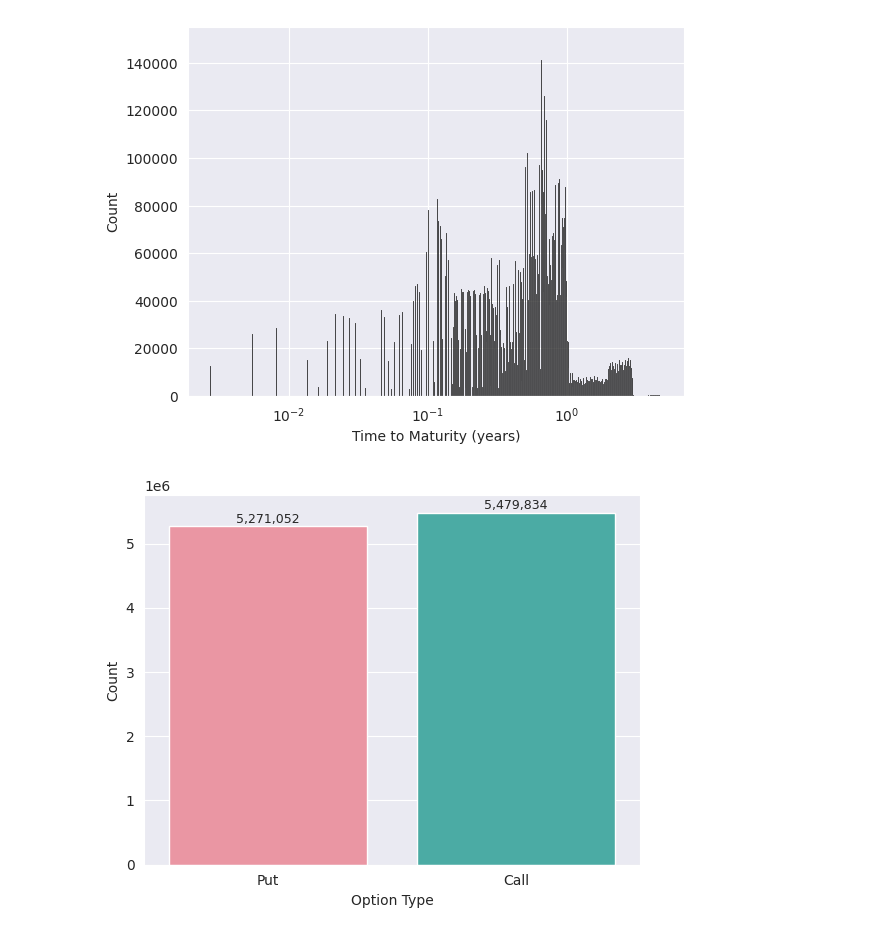
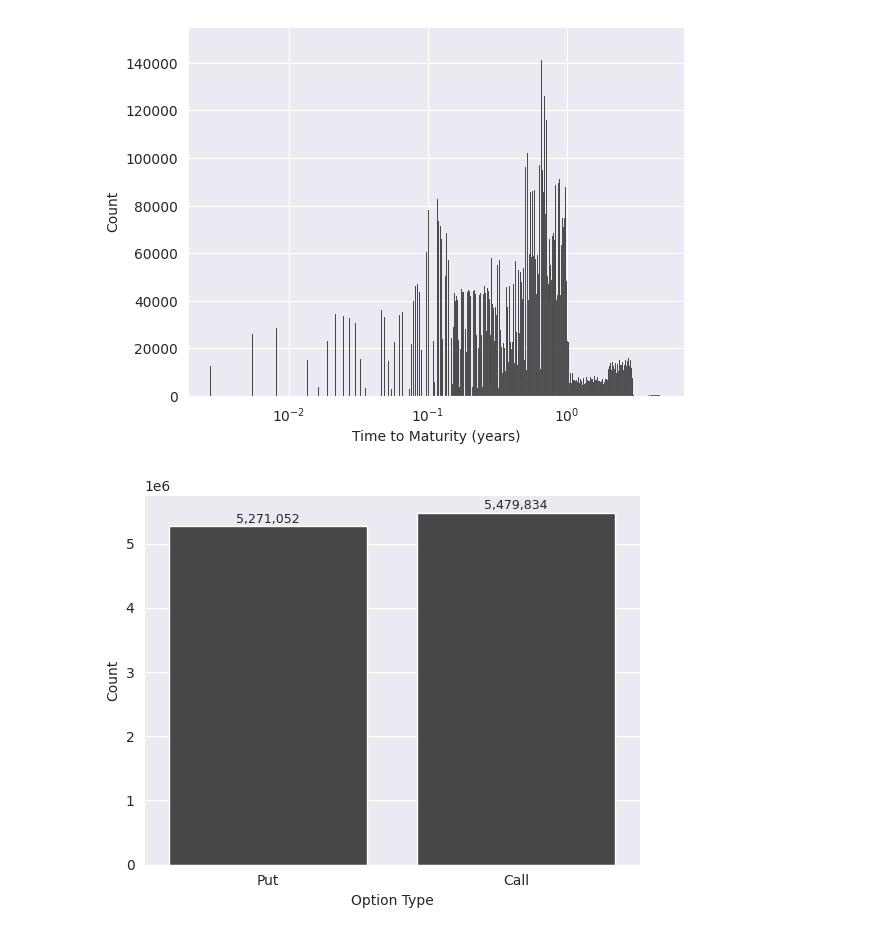
Before and after one commit to juan-esteban-berger/Options_Pricing_AutoML_TensorFlow_XGBoost, a Jupyter notebook: 02_Exploratory_Data_Analysis.ipynb, the cells around one changed output. Saved outputs shown, nothing was run; the diff lists cells and outputs as text; code cells hidden in the pictures.

```diff
--- a/02_Exploratory_Data_Analysis.ipynb
+++ b/02_Exploratory_Data_Analysis.ipynb
@@ -103,12 +103,15 @@ sns.histplot(results['Time to Maturity (years)'], log_scale=True)
 # %%
 # Revert Option Type to Original Values
 results['Option Type'] = results['Option Type'].map({1: 'Call', 0: 'Put'})
+
 # Plot Count of Option Types
-ax = sns.countplot(x='Option Type', data=results)
+ax = sns.countplot(x='Option Type', data=results, color='#464646')
+
 for p in ax.patches:
     ax.annotate("{:,d}".format(int(p.get_height())), (p.get_x() + p.get_width() / 2., p.get_height()),
                 ha='center', va='center', xytext=(0, 5), textcoords='offset points', fontsize=9)
+
 ax.set_ylabel('Count')
 plt.show()
 # %% [output]
-[figure, old version]
+[figure, new version]
```
Also changed, not shown: 1 other file.
